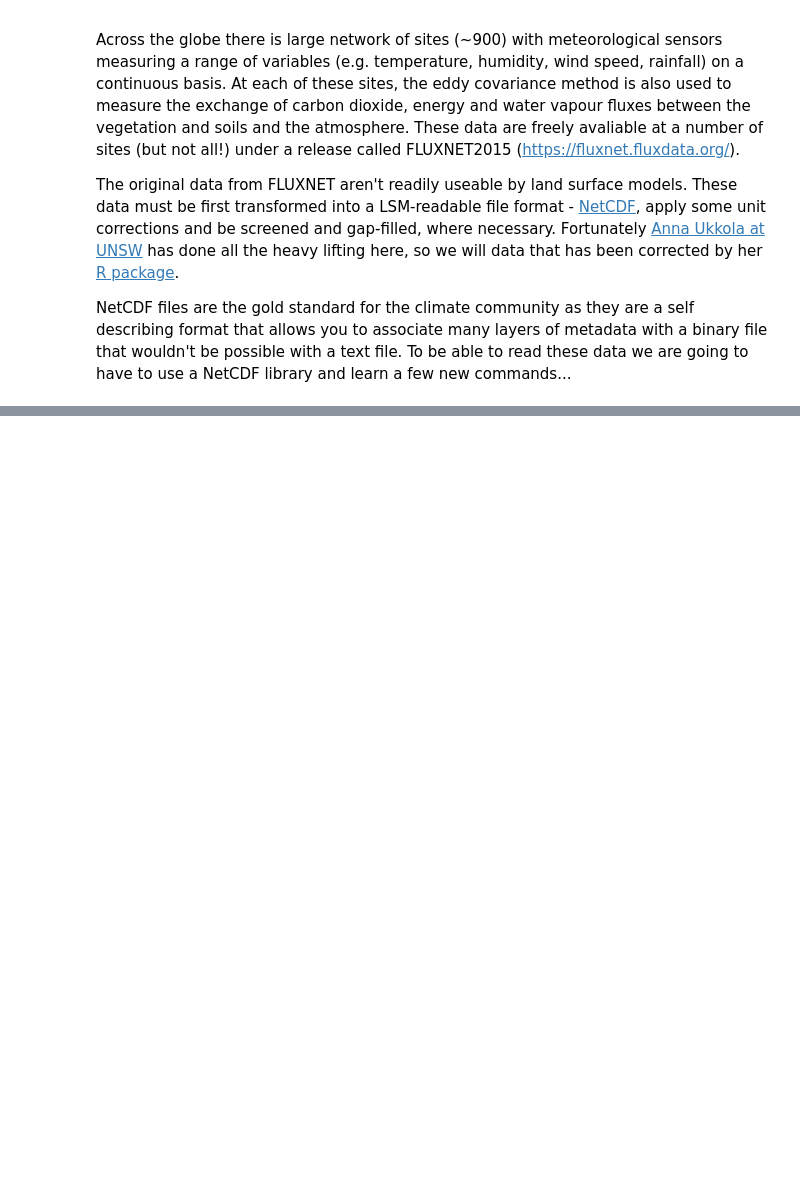
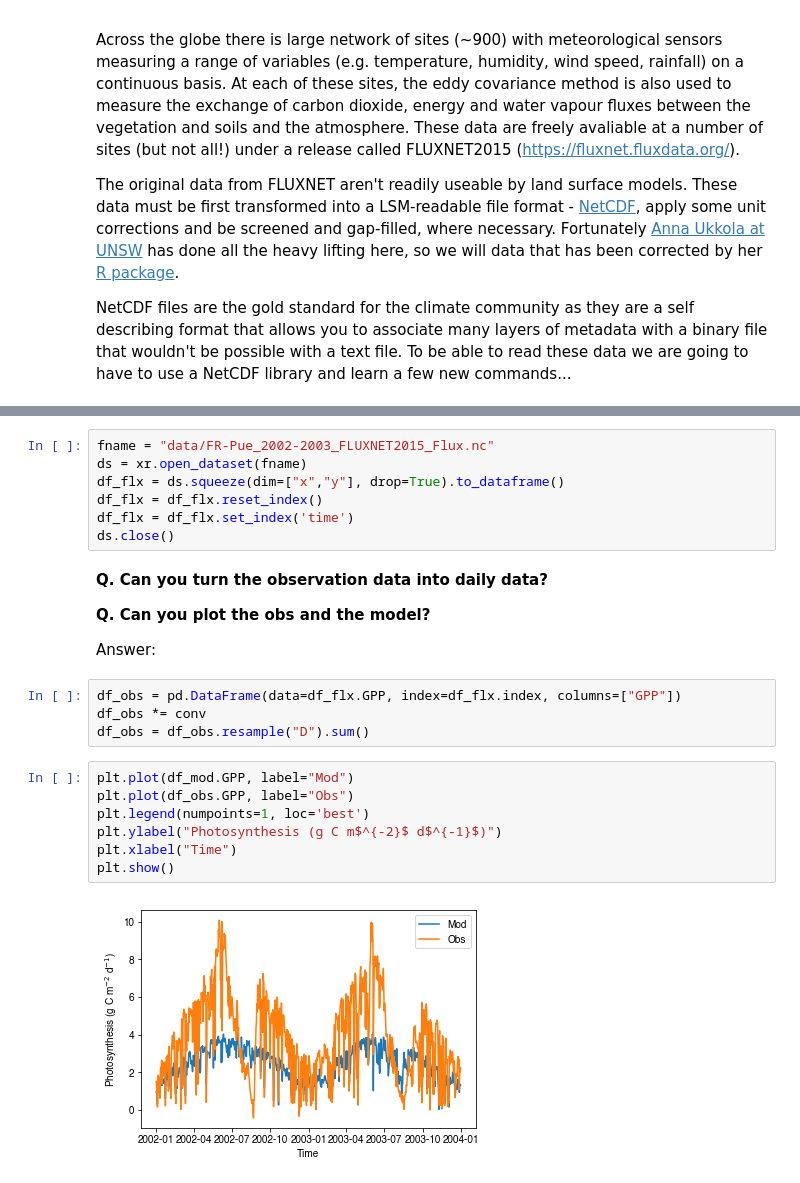
Before and after one commit to mdekauwe/BEES3041_lab_photosynthesis, a Jupyter notebook: BEES3041_lab.ipynb, the cells around one changed output, grey strips where cells are left out. Saved outputs shown, nothing was run; the diff lists cells and outputs as text; blank space fills up the shorter version.

```diff
--- a/BEES3041_lab.ipynb
+++ b/BEES3041_lab.ipynb
@@ -242,0 +350,26 @@ NetCDF files are the gold standard for the climate community as they are a self
+# %%
+fname = "data/FR-Pue_2002-2003_FLUXNET2015_Flux.nc"
+ds = xr.open_dataset(fname)
+df_flx = ds.squeeze(dim=["x","y"], drop=True).to_dataframe()
+df_flx = df_flx.reset_index()
+df_flx = df_flx.set_index('time')
+ds.close()
+# %% [markdown]
+**Q. Can you turn the observation data into daily data?**
+
+**Q. Can you plot the obs and the model?**
+
+Answer:
+# %%
+df_obs = pd.DataFrame(data=df_flx.GPP, index=df_flx.index, columns=["GPP"])
+df_obs *= conv
+df_obs = df_obs.resample("D").sum()
+# %%
+plt.plot(df_mod.GPP, label="Mod")
+plt.plot(df_obs.GPP, label="Obs")
+plt.legend(numpoints=1, loc='best')
+plt.ylabel("Photosynthesis (g C m$^{-2}$ d$^{-1}$)")
+plt.xlabel("Time")
+plt.show()
+# %% [output]
+[figure, added]
```
Also changed, not shown: parts of 31 cells of this notebook, 3 other files.
